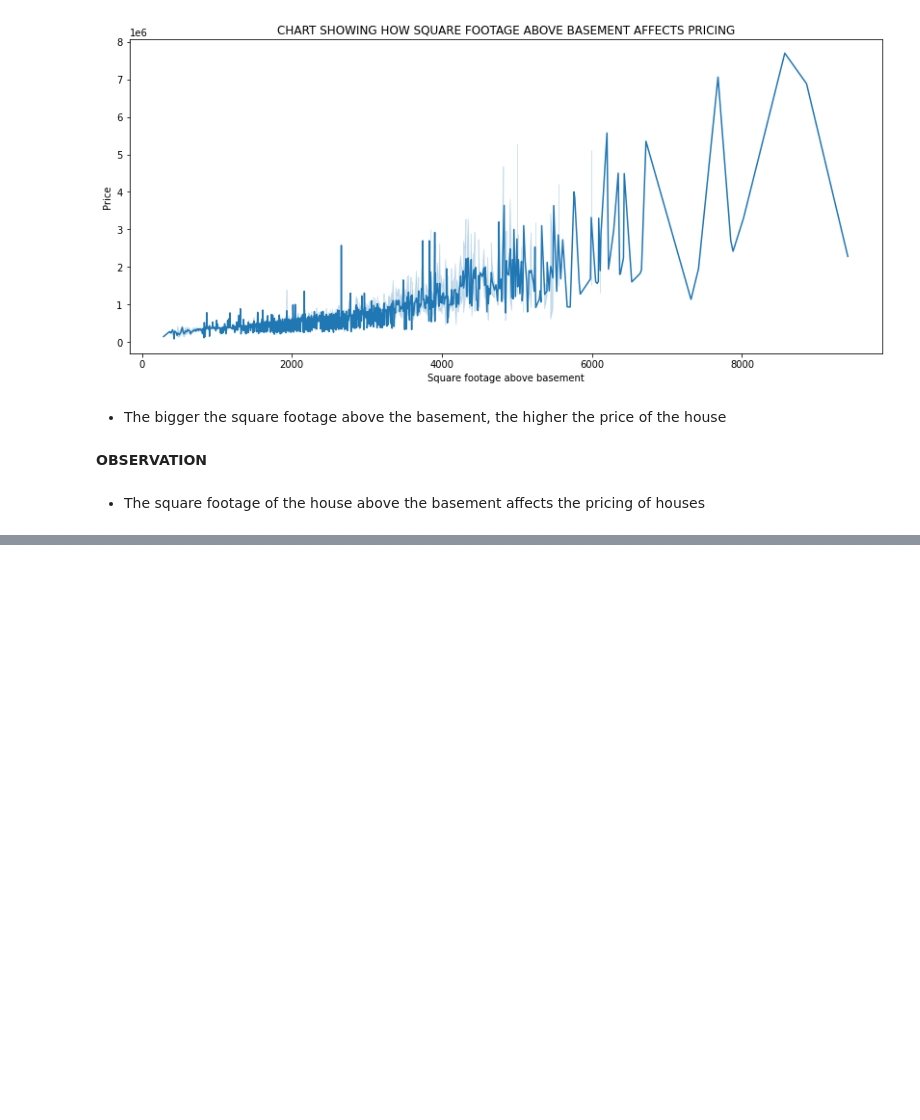
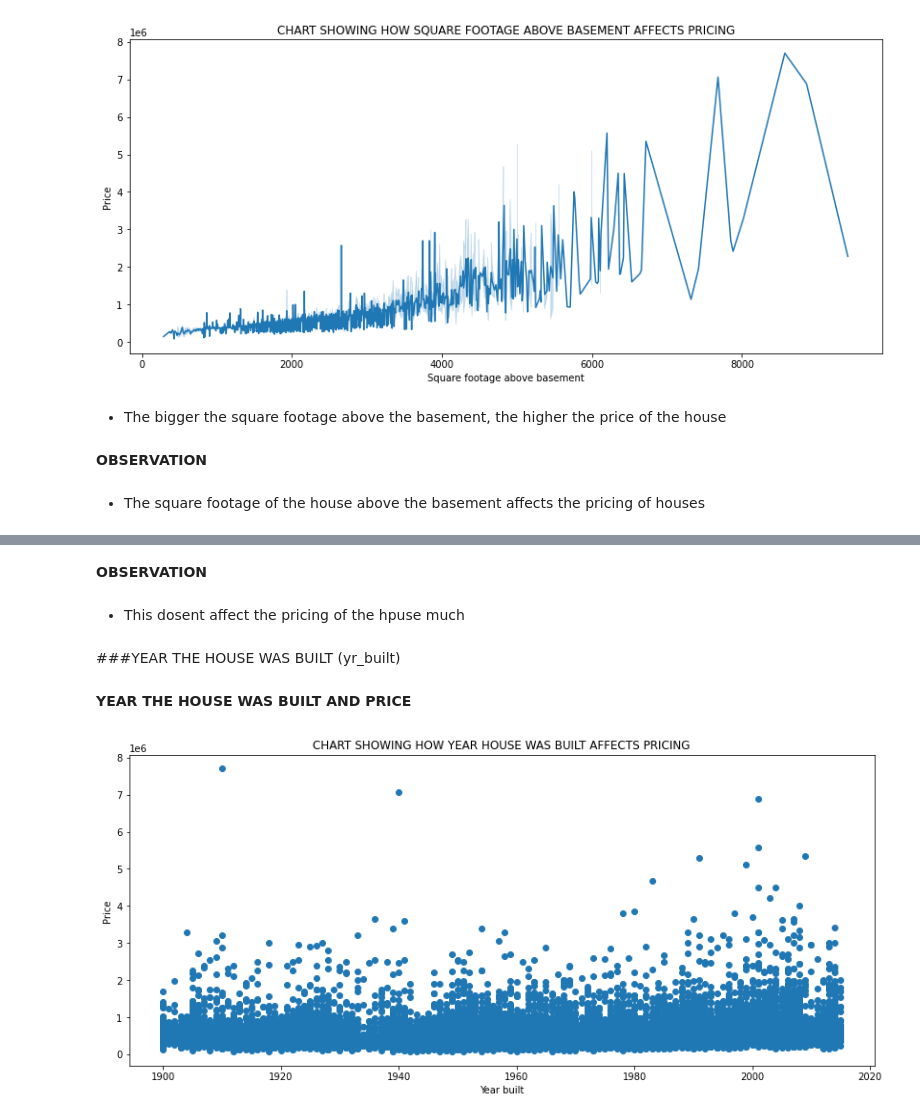
Before and after one commit to MikeDeecode/KC-properties-price-analysis, a Jupyter notebook: kc_properties_analysis.ipynb, the cells around one changed output, grey strips where cells are left out. Cells and saved outputs as stored; diff of their text form; code cells hidden in the pictures; blank space fills up the shorter version.

```diff
--- a/kc_properties_analysis.ipynb
+++ b/kc_properties_analysis.ipynb
@@ -524,0 +547,17 @@ plt.show()
+# %% [markdown]
+**OBSERVATION**
+# %% [markdown]
+* This dosent affect the pricing of the hpuse much
+# %% [markdown]
+###YEAR THE HOUSE WAS BUILT (yr_built)
+# %% [markdown]
+**YEAR THE HOUSE WAS BUILT AND PRICE**
+# %%
+plt.figure(figsize = (14, 6))
+plt.scatter(kc_properties['yr_built'], kc_properties['price'])
+plt.title("CHART SHOWING HOW YEAR HOUSE WAS BUILT AFFECTS PRICING")
+plt.xlabel("Year built")
+plt.ylabel("Price")
+plt.show()
+# %% [output]
+[figure, added]
```
Also changed, not shown: parts of 10 cells of this notebook.
